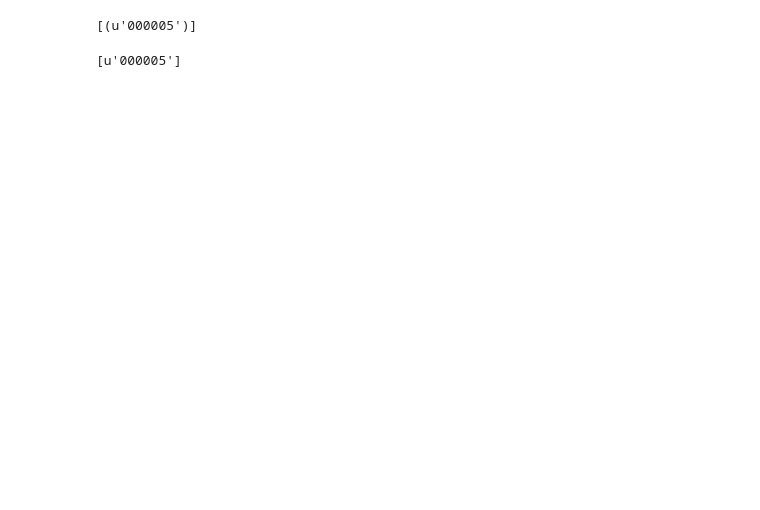
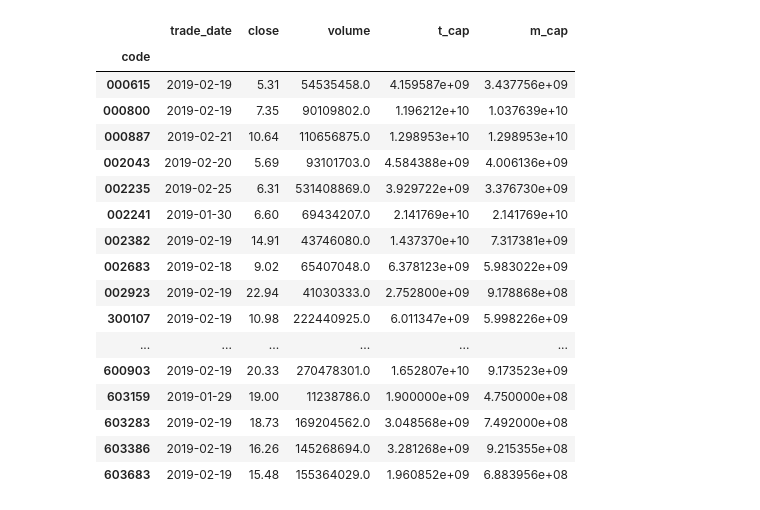
Before and after one commit to myfreshcity/mystock, a Jupyter notebook: Untitled.ipynb, the cells around one changed output. Cells and saved outputs as stored; diff of their text form; code cells hidden in the pictures; blank space fills up the shorter version.

```diff
--- a/Untitled.ipynb
+++ b/Untitled.ipynb
@@ -46,9 +26,0 @@ class AlchemyEncoder(json.JSONEncoder):
-# %%
-stocks = db.session.query(Stock.code).filter(Stock.id==4).all()
-# %% [output]
-[(u'000005')]
-# %%
-stocks = db.session.query(Stock.code).filter(Stock.id==4).all()
-map(lambda x:x.code, stocks)
-# %% [output]
-[u'000005']
@@ -54,0 +32,28 @@ map(lambda x:x.code, stocks)
+# %%
+code = '300070'
+data = hs.getStockHolderFromNet(code)
+dts.updateStockHolder(data)
+# %%
+
+tdf = pd.read_sql_query("select code,trade_date,close,volume,t_cap,m_cap\
+                                from stock_trade_data order by trade_date desc limit 6000", db.engine) #上市股票不足3000家，取两倍数值
+tdf.groupby([tdf['code']]).first()
+# %% [output]
+|  | trade_date | close | volume | t_cap | m_cap |
+| code |  |  |  |  |  |
+| 000615 | 2019-02-19 | 5.31 | 54535458.0 | 4.159587e+09 | 3.437756e+09 |
+| 000800 | 2019-02-19 | 7.35 | 90109802.0 | 1.196212e+10 | 1.037639e+10 |
+| 000887 | 2019-02-21 | 10.64 | 110656875.0 | 1.298953e+10 | 1.298953e+10 |
+| 002043 | 2019-02-20 | 5.69 | 93101703.0 | 4.584388e+09 | 4.006136e+09 |
+| 002235 | 2019-02-25 | 6.31 | 531408869.0 | 3.929722e+09 | 3.376730e+09 |
+| 002241 | 2019-01-30 | 6.60 | 69434207.0 | 2.141769e+10 | 2.141769e+10 |
+| 002382 | 2019-02-19 | 14.91 | 43746080.0 | 1.437370e+10 | 7.317381e+09 |
+| 002683 | 2019-02-18 | 9.02 | 65407048.0 | 6.378123e+09 | 5.983022e+09 |
+| 002923 | 2019-02-19 | 22.94 | 41030333.0 | 2.752800e+09 | 9.178868e+08 |
+| 300107 | 2019-02-19 | 10.98 | 222440925.0 | 6.011347e+09 | 5.998226e+09 |
+| ... | ... | ... | ... | ... | ... |
+| 600903 | 2019-02-19 | 20.33 | 270478301.0 | 1.652807e+10 | 9.173523e+09 |
+| 603159 | 2019-01-29 | 19.00 | 11238786.0 | 1.900000e+09 | 4.750000e+08 |
+| 603283 | 2019-02-19 | 18.73 | 169204562.0 | 3.048568e+09 | 7.492000e+08 |
+| 603386 | 2019-02-19 | 16.26 | 145268694.0 | 3.281268e+09 | 9.215355e+08 |
+| 603683 | 2019-02-19 | 15.48 | 155364029.0 | 1.960852e+09 | 6.883956e+08 |
```
Also changed, not shown: parts of 35 cells of this notebook, 2 other files.
